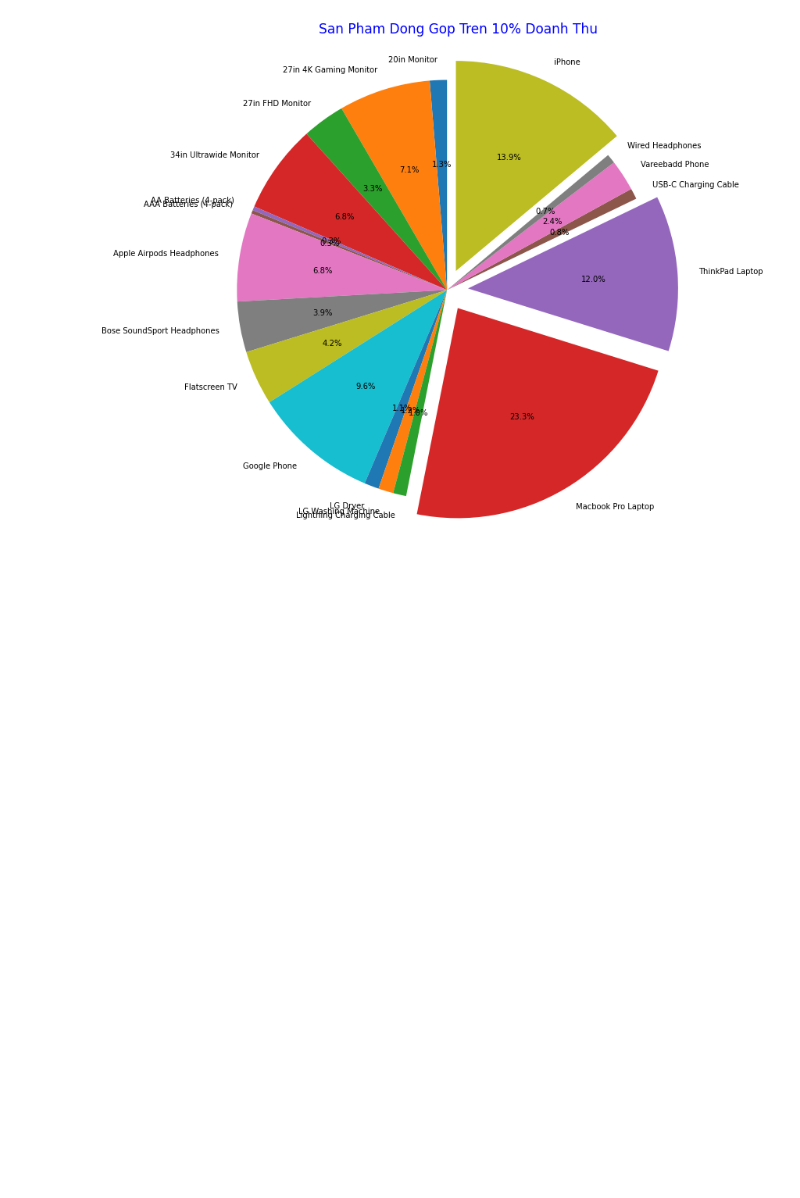
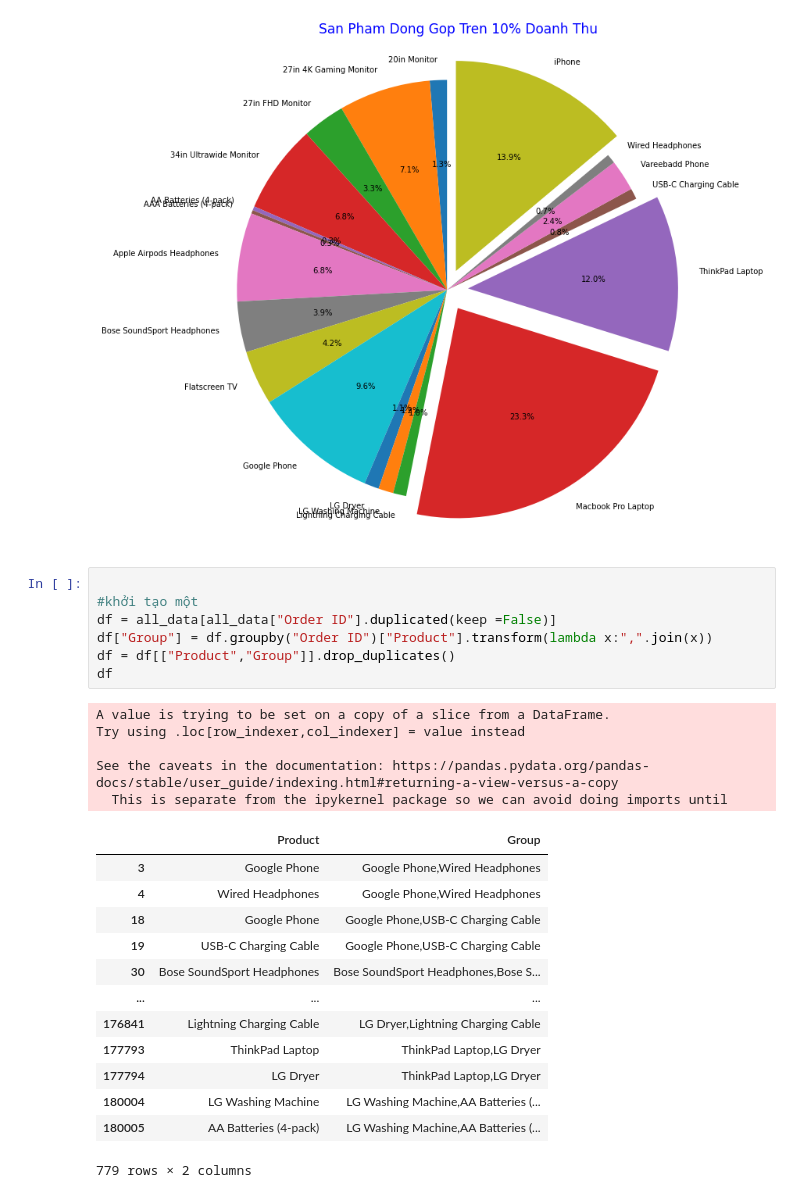
Before and after one commit to NguyenChi-Bao/Data-analysis, a Jupyter notebook: 1.First-Project.ipynb, the cells around one changed output. Cells and saved outputs as stored; diff of their text form; blank space fills up the shorter version.

```diff
--- a/1.First-Project.ipynb
+++ b/1.First-Project.ipynb
@@ -326,3 +339,29 @@ plt.title("San Pham Dong Gop Tren 10% Doanh Thu", color = "b", size = 17)
 plt.show()
 # %% [output]
 [figure]
+# %%
+
+#khởi tạo một
+df = all_data[all_data["Order ID"].duplicated(keep =False)]
+df["Group"] = df.groupby("Order ID")["Product"].transform(lambda x:",".join(x))
+df = df[["Product","Group"]].drop_duplicates()
+df
+# %% [output]
+A value is trying to be set on a copy of a slice from a DataFrame.
+Try using .loc[row_indexer,col_indexer] = value instead
+
+See the caveats in the documentation: https://pandas.pydata.org/pandas-docs/stable/user_guide/indexing.html#returning-a-view-versus-a-copy
+  This is separate from the ipykernel package so we can avoid doing imports until
+|  | Product | Group |
+| 3 | Google Phone | Google Phone,Wired Headphones |
+| 4 | Wired Headphones | Google Phone,Wired Headphones |
+| 18 | Google Phone | Google Phone,USB-C Charging Cable |
+| 19 | USB-C Charging Cable | Google Phone,USB-C Charging Cable |
+| 30 | Bose SoundSport Headphones | Bose SoundSport Headphones,Bose S... |
+| ... | ... | ... |
+| 176841 | Lightning Charging Cable | LG Dryer,Lightning Charging Cable |
+| 177793 | ThinkPad Laptop | ThinkPad Laptop,LG Dryer |
+| 177794 | LG Dryer | ThinkPad Laptop,LG Dryer |
+| 180004 | LG Washing Machine | LG Washing Machine,AA Batteries (... |
+| 180005 | AA Batteries (4-pack) | LG Washing Machine,AA Batteries (... |
+779 rows × 2 columns
```
Also changed, not shown: parts of 2 cells of this notebook.
